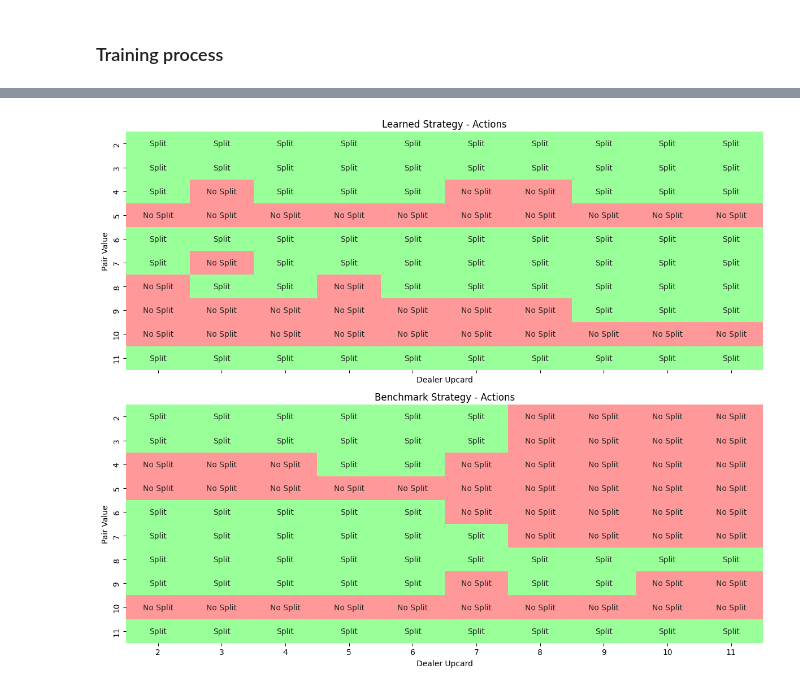
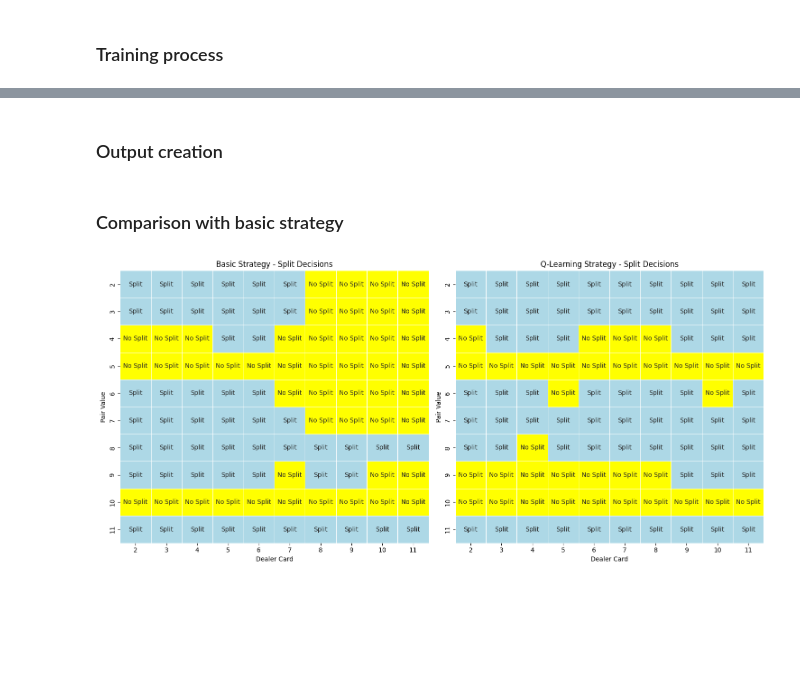
Before and after one commit to TommasoVezzoli/21-brain, a Jupyter notebook: notebooks/split.ipynb, the cells around one changed output, grey strips where cells are left out. Drawn from its saved outputs; the diff is of its cells as text; code cells hidden in the pictures; blank space fills up the shorter version.

```diff
--- a/notebooks/split.ipynb
+++ b/notebooks/split.ipynb
@@ -957,69 +613,5 @@ Zero-profit splits: 5218
-# %%
-def visualize_q_tables(q_table_split_avg, benchmark_split):
-    """
-    Visualize the actions (split or not split) for the learned strategy and the benchmark strategy.
-    """
-    # Create a DataFrame for the learned strategy
-    learned_data = []
-    for state_key, actions in q_table_split_avg.items():
-        best_action = max(actions, key=actions.get)  # Get the action with the highest Q-value
-        learned_data.append({
-            'Pair Value': state_key[0],
-            'Dealer Upcard': state_key[1],
-            'Action': 'Split' if best_action == 1 else 'No Split'
-        })
-    learned_df = pd.DataFrame(learned_data)
-
-    # Create a DataFrame for the benchmark strategy
-    benchmark_data = []
-    for state_key, actions in benchmark_split.items():
-        best_action = max(actions, key=actions.get)  # Get the action with the highest Q-value
-        benchmark_data.append({
-            'Pair Value': state_key[0],
-            'Dealer Upcard': state_key[1],
-            'Action': 'Split' if best_action == 1 else 'No Split'
-        })
-    benchmark_df = pd.DataFrame(benchmark_data)
-
-    # Merge the two DataFrames on Pair Value and Dealer Upcard
-    merged_df = pd.merge(learned_df, benchmark_df, on=['Pair Value', 'Dealer Upcard'], suffixes=('_Learned', '_Benchmark'))
-
-    # Set up the figure and axes
-    fig, axes = plt.subplots(2, 1, figsize=(12, 10), sharex=True)
-
-    # Plot the learned strategy
-    learned_pivot = merged_df.pivot(index='Pair Value', columns='Dealer Upcard', values='Action_Learned')
-    sns.heatmap(
-        learned_pivot.replace({'Split': 1, 'No Split': 0}),
-        annot=learned_pivot,
-        fmt="",
-        cmap=sns.color_palette(["#FF9999", "#99FF99"]),
-        ax=axes[0],
-        cbar=False
-    )
-    axes[0].set_title('Learned Strategy - Actions')
-
-    # Plot the benchmark strategy
-    benchmark_pivot = merged_df.pivot(index='Pair Value', columns='Dealer Upcard', values='Action_Benchmark')
-    sns.heatmap(
-        benchmark_pivot.replace({'Split': 1, 'No Split': 0}),
-        annot=benchmark_pivot,
-        fmt="",
-        cmap=sns.color_palette(["#FF9999", "#99FF99"]),
-        ax=axes[1],
-        cbar=False
-    )
-    axes[1].set_title('Benchmark Strategy - Actions')
-
-    plt.xlabel('Dealer Upcard')
-    plt.ylabel('Pair Value')
-
-    plt.tight_layout()
-    plt.show()
-
-visualize_q_tables(q_table_split_avg, basic_split_strat)
-# %% [output]
-[figure, removed]
+# %% [markdown]
+### Output creation
 # %%
 #export the learned strategy to a csv file
 os.chdir("..")
@@ -1046,0 +631,6 @@ q_table_split_avg_df.to_csv("split_strat.csv", index=False, header=True)
+# %% [markdown]
+### Comparison with basic strategy
+# %%
+visualize_split('basic_split_strat.csv', 'split_strat.csv')
+# %% [output]
+[figure, added]
```
Also changed, not shown: parts of 34 cells of this notebook, 12 other files.
